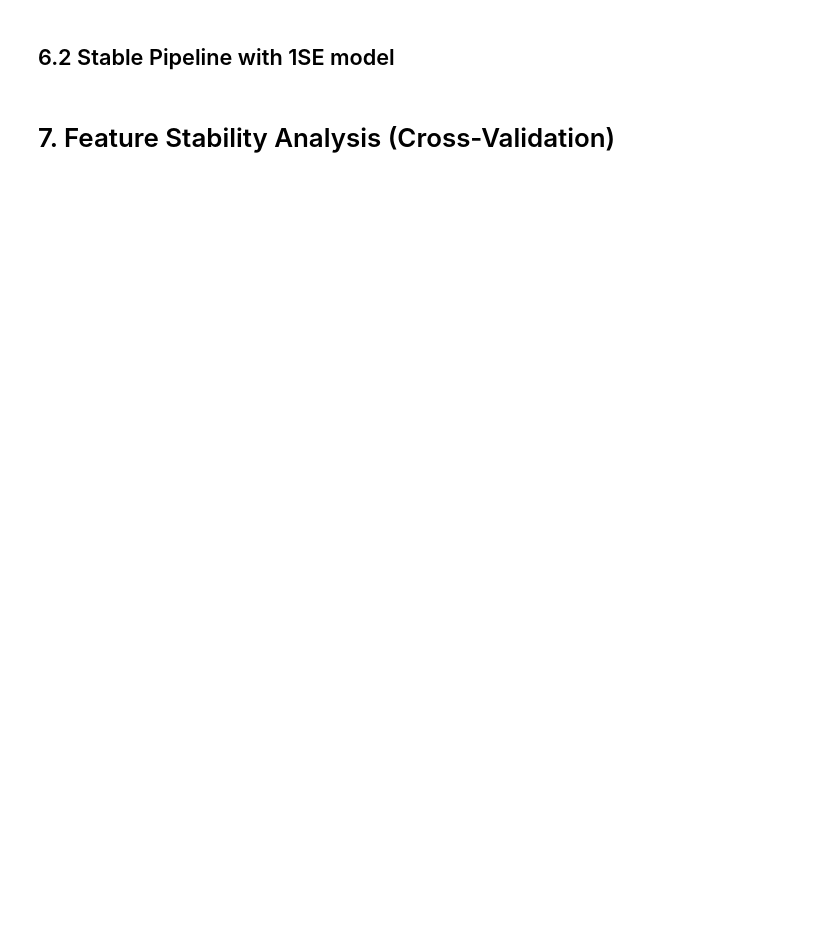
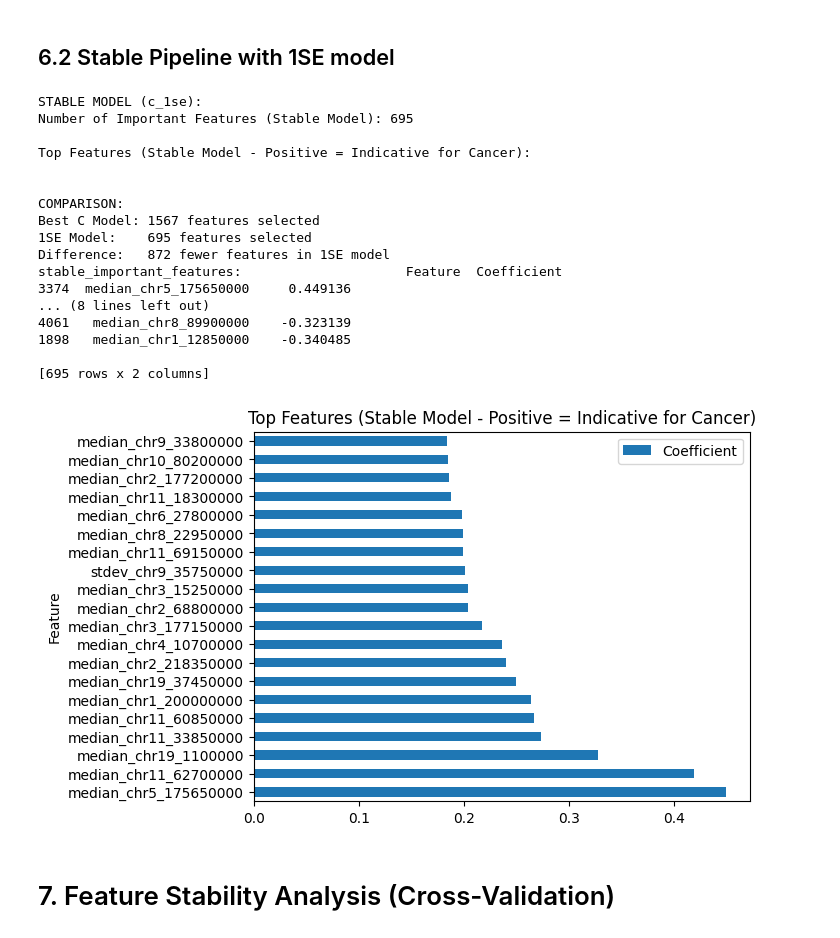
Before and after one commit to LabMedDHM/lotta_frag, a Jupyter notebook: 04_lasso_modeling.ipynb, the cells around one changed output. Drawn from its saved outputs; the diff is of its cells as text; code cells hidden in the pictures; blank space fills up the shorter version.

```diff
--- a/04_lasso_modeling.ipynb
+++ b/04_lasso_modeling.ipynb
@@ -563,26 +618,45 @@ important_features.head(20).plot.barh(x="Feature", y="Coefficient", title="Top F
 # %%
 
 stable_model = stable_pipeline.named_steps['stable_model']
 
 stable_coef_df = pd.DataFrame({
-    "Feature": X.columns,
+    "Feature": X_train.columns,
     "Coefficient": stable_model.coef_[0]
 })
 
 stable_important_features = stable_coef_df[stable_coef_df["Coefficient"] != 0].sort_values(by="Coefficient", ascending=False)
 
 print("STABLE MODEL (c_1se):")
 print(f"Number of Important Features (Stable Model): {len(stable_important_features)}")
 print(f"\nTop Features (Stable Model - Positive = Indicative for Cancer):")
 stable_important_features.head(20).plot.barh(x="Feature", y="Coefficient", title="Top Features (Stable Model - Positive = Indicative for Cancer)")
 
 print("\n")
 print("COMPARISON:")
 print(f"Best C Model: {len(important_features)} features selected")
 print(f"1SE Model:    {len(stable_important_features)} features selected")
 print(f"Difference:   {len(important_features) - len(stable_important_features)} fewer features in 1SE model")
 
 print(f"stable_important_features: {stable_important_features}")
+# %% [output]
+STABLE MODEL (c_1se):
+Number of Important Features (Stable Model): 695
+
+Top Features (Stable Model - Positive = Indicative for Cancer):
+
+
+COMPARISON:
+Best C Model: 1567 features selected
+1SE Model:    695 features selected
+Difference:   872 fewer features in 1SE model
+stable_important_features:                     Feature  Coefficient
+3374  median_chr5_175650000     0.449136
+... (8 lines left out)
+4061   median_chr8_89900000    -0.323139
+1898   median_chr1_12850000    -0.340485
+
+[695 rows x 2 columns]
+[figure, added]
 # %% [markdown]
 # 7. Feature Stability Analysis (Cross-Validation)
 # %%
```
Also changed, not shown: parts of 18 cells of this notebook, 3 other files.
